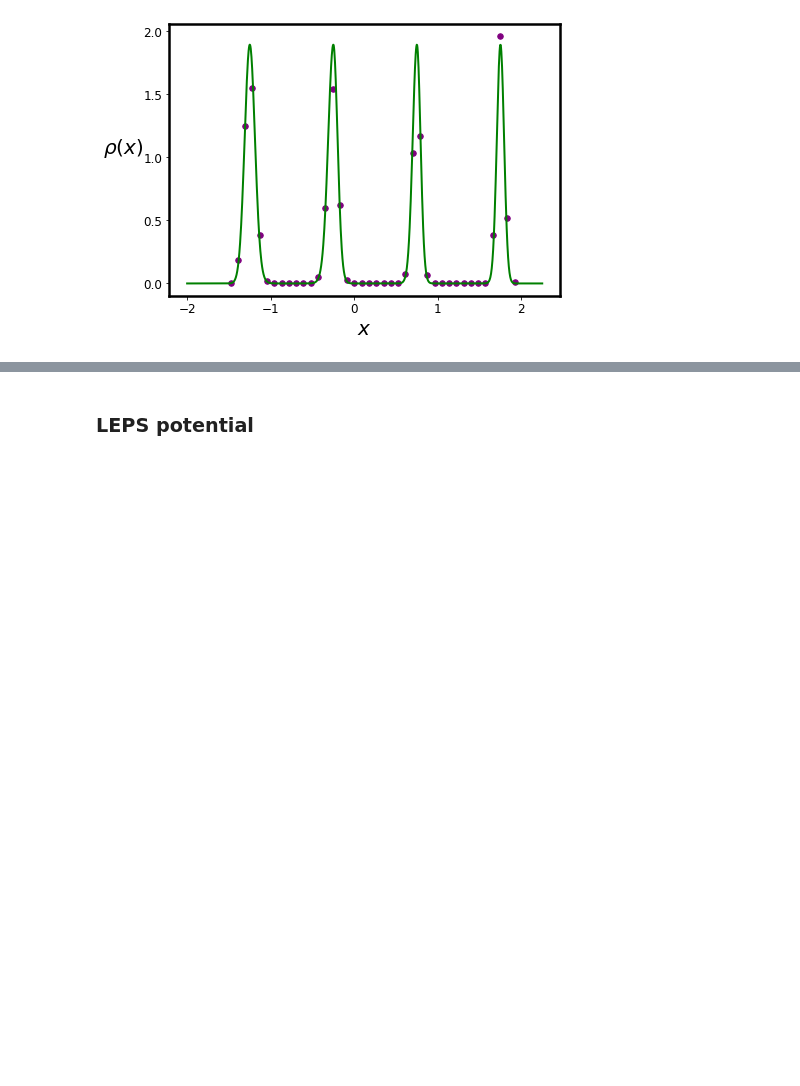
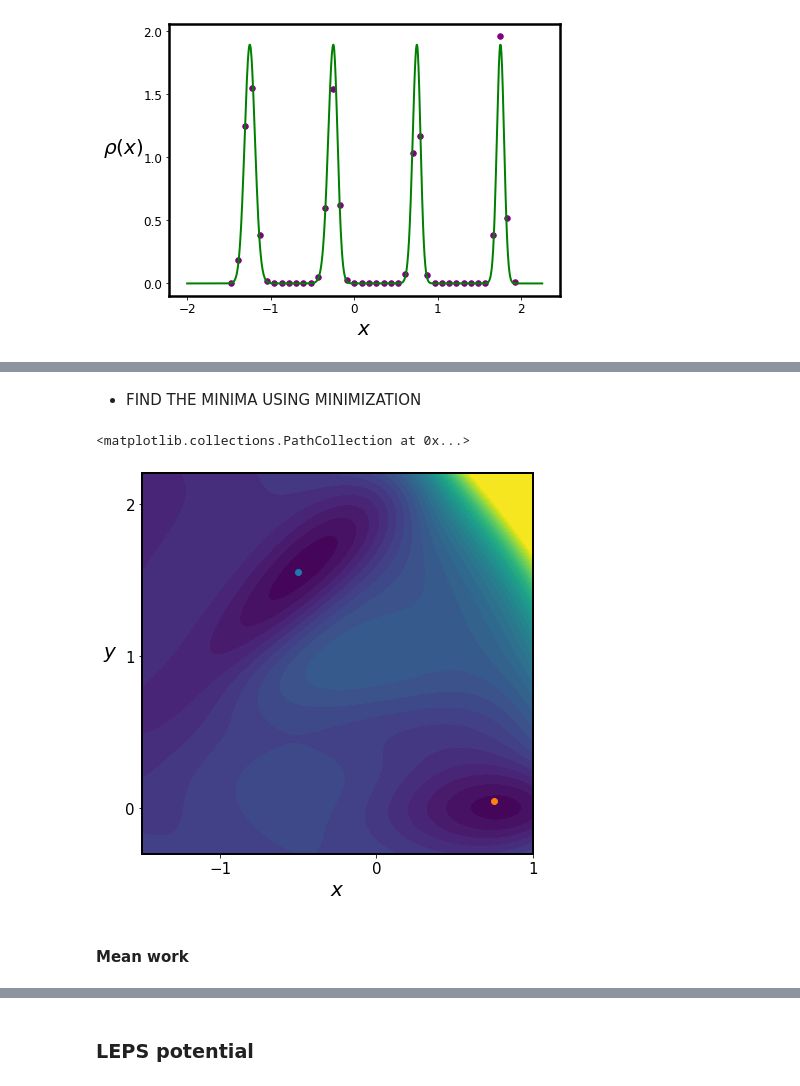
Before and after one commit to shaunak-badani/RENS, a Jupyter notebook: 1D_notebooks/All_figures_of_paper.ipynb, the cells around one changed output, grey strips where cells are left out. Drawn from its saved outputs; the diff is of its cells as text; code cells hidden in the pictures; blank space fills up the shorter version.

```diff
--- a/1D_notebooks/All_figures_of_paper.ipynb
+++ b/1D_notebooks/All_figures_of_paper.ipynb
@@ -150,0 +235,48 @@ _.set_rotation(0)
+# %%
+def U_Mod_MB(x, y):
+    A = np.array([-200, -100, -170, 15])
+
+    mean_x = np.array([1, 0, -0.5, -1])
+    mean_y = np.array([0, 0.5, 1.5, 1])
+    a = np.array([-1, -1, -6.5, 0.7])
+    b = np.array([0, 0, 11, 0.6])
+    c = np.array([-10, -10, -6.5, 0.7])
+
+    exponent = a * (x - mean_x)**2 + b * (x - mean_x) * (y - mean_y)  + c * (y - mean_y)**2
+    exponent[exponent > 700] = 700
+    V_vector = A * np.exp(exponent)
+    h = 200
+    sigma = 0.8
+    power_to_extra_term = ((x + 0.25)**2 + (y - 0.65)**2) / (2 * sigma**2)
+    extra_term = h * np.exp(-power_to_extra_term)
+    return V_vector.sum() + extra_term
+# %%
+u_mod_mb = np.zeros_like(xs_flatten)
+for  i, point in enumerate(zip(xs_flatten, ys_flatten)):
+    x = point[0]
+    y = point[1]
+    u_mod_mb[i] = U_Mod_MB(x, y)
+u_mod_mb = u_mod_mb.reshape(xs.shape)
+# %% [markdown]
+* FIND THE MINIMA USING MINIMIZATION
+# %%
+fig, ax = plt.subplots(figsize = (7, 7))
+minima1 = np.array([-0.5, 1.55])
+minima2 = np.array([0.75, 0.05])
+plt.contourf(xs, ys, u_mod_mb.clip(max = 800), levels = 40)
+# plt.colorbar()
+plt.xlabel(r'$x$', fontsize = 20)
+_ = plt.ylabel(r'$y$', fontsize = 20, labelpad = 15)
+_.set_rotation(0)
+plt.yticks([0, 1, 2], fontsize = 15)
+plt.xticks([-2, -1, 0, 1], fontsize = 15)
+plt.xlim([-1.5, 1])
+plt.ylim([-0.3, 2.2])
+_ = [i.set_linewidth(2) for i in ax.spines.values()]
+plt.scatter(minima1[0], minima1[1])
+plt.scatter(minima2[0], minima2[1])
+# %% [output]
+<matplotlib.collections.PathCollection at 0x...>
+[figure, added]
+# %% [markdown]
+#### Mean work
```
Also changed, not shown: parts of 29 cells of this notebook.
